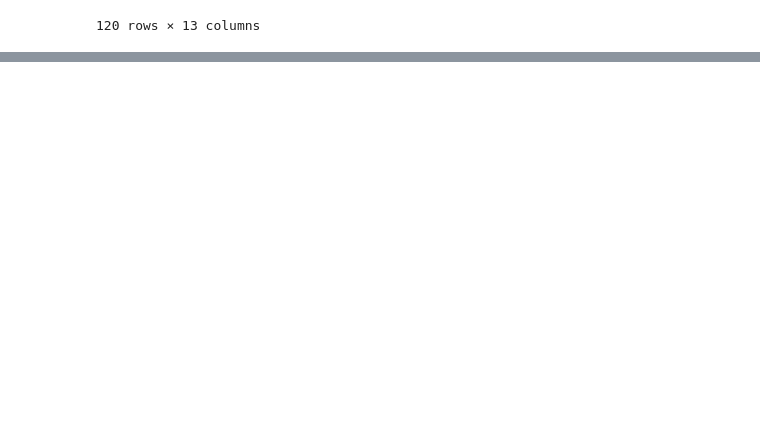
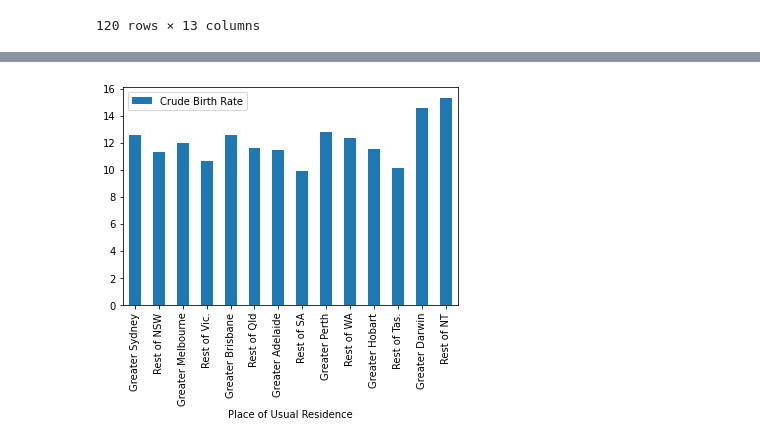
Before and after one commit to NathanJPotter/Team-Project-1, a Jupyter notebook: Project 1.ipynb, the cells around one changed output, grey strips where cells are left out. Cells and saved outputs as stored; diff of their text form; code cells hidden in the pictures; blank space fills up the shorter version.

```diff
--- a/Project 1.ipynb
+++ b/Project 1.ipynb
@@ -101,0 +168,7 @@ birth_data_vic_df
+# %%
+#birth_pop_2019_df["Births"] = birth_pop_2019_df["Births"].astype(str).astype(int)
+#birth_pop_2019_df["Estimated resident population"] = pd.to_numeric(birth_pop_2019_df["Estimated resident population"])
+birth_pop_2019_df['Births'] = birth_pop_2019_df['Births'].str.replace(',', '')
+birth_pop_2019_df['Estimated resident population'] = birth_pop_2019_df['Estimated resident population'].str.replace(',', '')
+#birth_pop_2019_df.dtypes
+#births_integer = birth_pop_2019_df["Births"].str.replace(',', '').astype(float).astype(int)
@@ -101,0 +194,3 @@ birth_data_vic_df
+# %%
+birth_pop_2019_df['Births'] = birth_pop_2019_df['Births'].astype(int)
+birth_pop_2019_df['Estimated resident population'] = birth_pop_2019_df['Estimated resident population'].astype(int)
@@ -101,0 +204,3 @@ birth_data_vic_df
+# %%
+birth_pop_2019_df["Crude Birth Rate"] = birth_pop_2019_df["Births"]*1000/birth_pop_2019_df["Estimated resident population"]
+birth_pop_2019_df
@@ -102,3 +224,2 @@ birth_data_vic_df
 # %%
-birth_data_aus_df = birth_data_df.loc[birth_data_df['Place of Usual Residence'] == "AUSTRALIA"]
-birth_data_aus_df
+clean_birth_pop_2019_df = birth_pop_2019_df.loc[birth_pop_2019_df["Place of Usual Residence"]!="AUSTRALIA",:]
@@ -114,0 +244,4 @@ birth_data_aus_df
+# %%
+crude_birth_rate_bar = clean_birth_pop_2019_df.plot.bar(x='Place of Usual Residence', y='Crude Birth Rate', rot=90)
+# %% [output]
+[figure, added]
```
Also changed, not shown: parts of 13 cells of this notebook.
